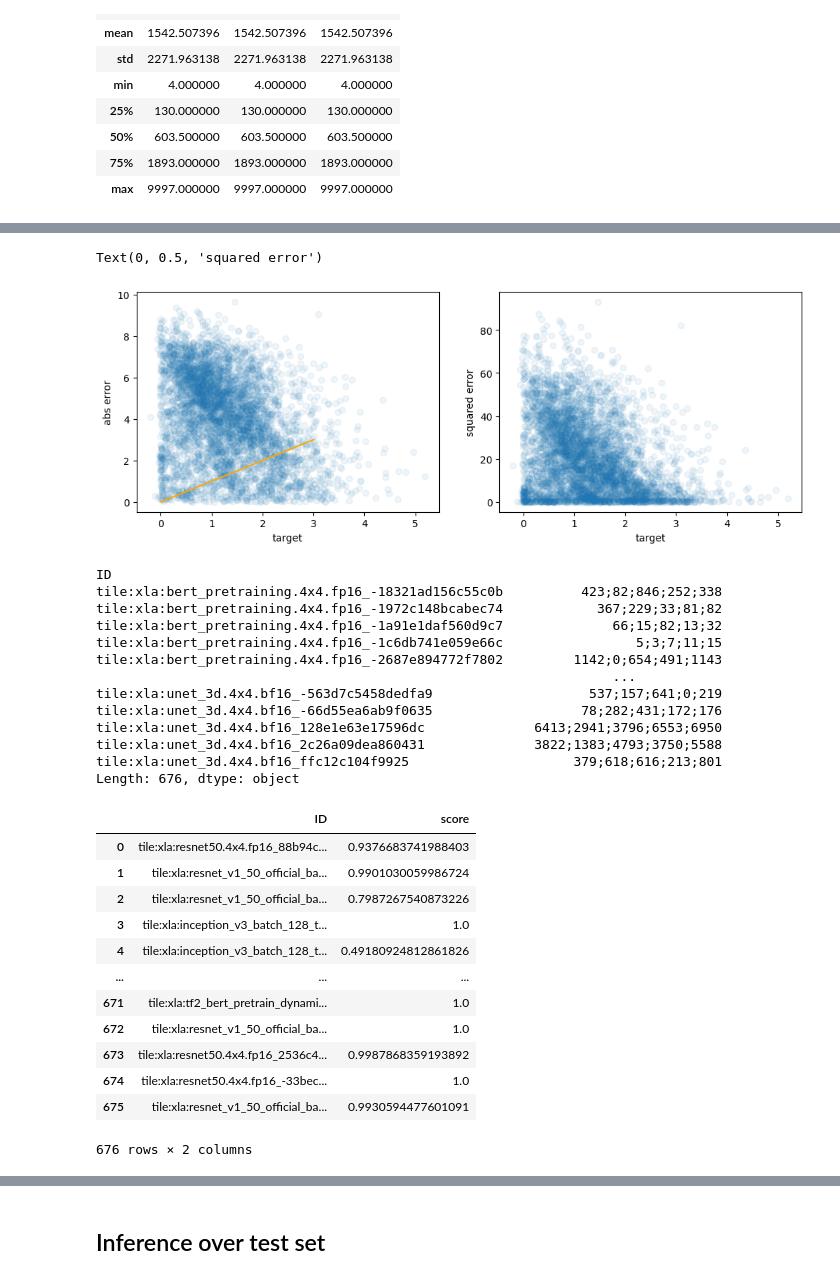
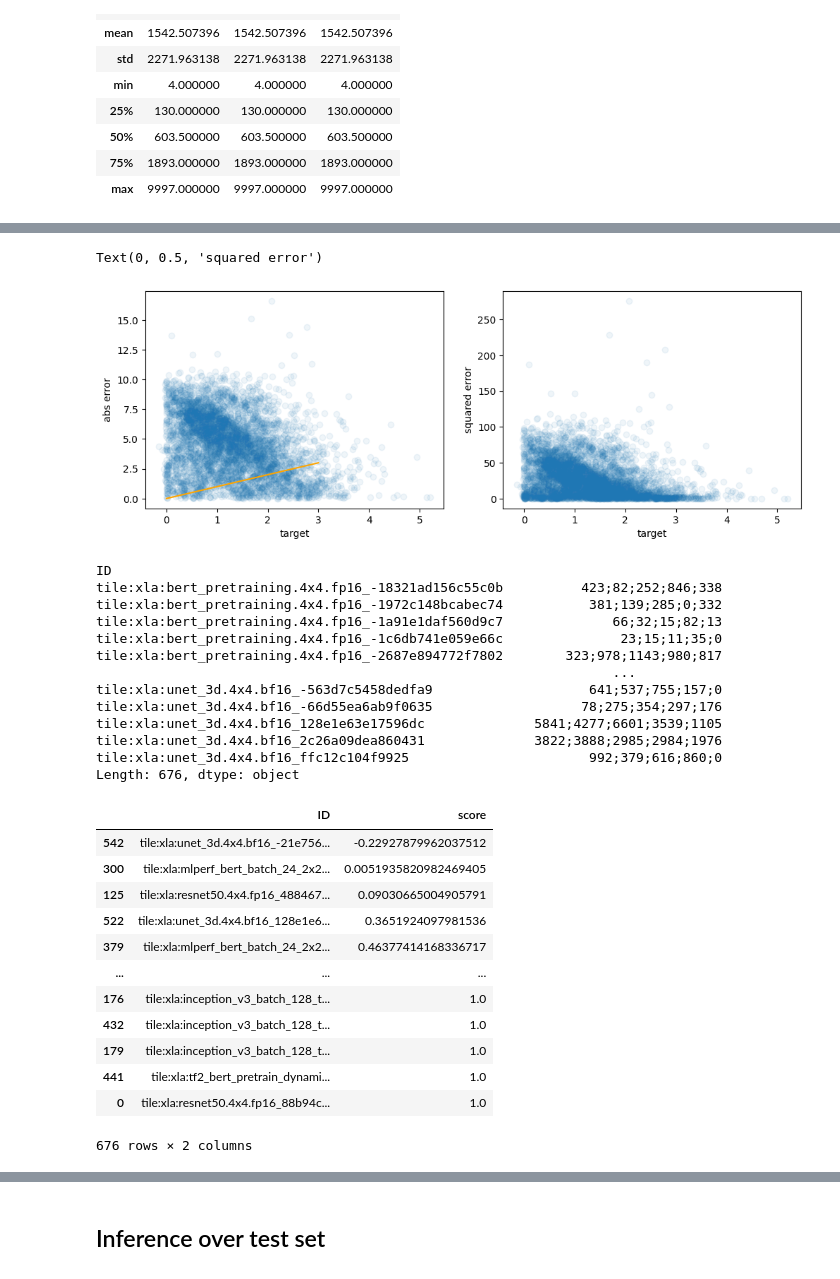
Before and after one commit to ignacioreyes/kaggle_model_runtime, a Jupyter notebook: train_tile.ipynb, the cells around one changed output, grey strips where cells are left out. Cells and saved outputs as stored; diff of their text form; code cells hidden in the pictures.

```diff
--- a/train_tile.ipynb
+++ b/train_tile.ipynb
@@ -18,6 +18,6 @@ To enable the following instructions: AVX2 AVX512F AVX512_VNNI FMA, in other ope
 # %%
-batch_size = 512
-batch_per_file_size = 16
+batch_size = 600
+batch_per_file_size = 20
 dataset = TileDataset(
     batch_size=batch_size,
     batch_per_file_size=batch_per_file_size,
@@ -135,7 +135,7 @@ plt.xlabel('target')
 plt.ylabel('squared error')
 # %% [output]
 Text(0, 0.5, 'squared error')
-[figure, old version]
+[figure, new version]
 # %%
 def compute_best_5(df):
     top = df.sort_values('prediction').iloc[:5]
@@ -148,17 +148,17 @@ val_prediction.rename(index=lambda x: x.decode('UTF-8'), inplace=True)
 val_prediction
 # %% [output]
 ID
-tile:xla:bert_pretraining.4x4.fp16_-18321ad156c55c0b          423;82;846;252;338
-tile:xla:bert_pretraining.4x4.fp16_-1972c148bcabec74            367;229;33;81;82
-tile:xla:bert_pretraining.4x4.fp16_-1a91e1daf560d9c7              66;15;82;13;32
-tile:xla:bert_pretraining.4x4.fp16_-1c6db741e059e66c                 5;3;7;11;15
-tile:xla:bert_pretraining.4x4.fp16_-2687e894772f7802         1142;0;654;491;1143
+tile:xla:bert_pretraining.4x4.fp16_-18321ad156c55c0b          423;82;252;846;338
+tile:xla:bert_pretraining.4x4.fp16_-1972c148bcabec74           381;139;285;0;332
+tile:xla:bert_pretraining.4x4.fp16_-1a91e1daf560d9c7              66;32;15;82;13
+tile:xla:bert_pretraining.4x4.fp16_-1c6db741e059e66c               23;15;11;35;0
+tile:xla:bert_pretraining.4x4.fp16_-2687e894772f7802        323;978;1143;980;817
                                                                   ...
-tile:xla:unet_3d.4x4.bf16_-563d7c5458dedfa9                    537;157;641;0;219
-tile:xla:unet_3d.4x4.bf16_-66d55ea6ab9f0635                   78;282;431;172;176
-tile:xla:unet_3d.4x4.bf16_128e1e63e17596dc              6413;2941;3796;6553;6950
-tile:xla:unet_3d.4x4.bf16_2c26a09dea860431              3822;1383;4793;3750;5588
-tile:xla:unet_3d.4x4.bf16_ffc12c104f9925                     379;618;616;213;801
+tile:xla:unet_3d.4x4.bf16_-563d7c5458dedfa9                    641;537;755;157;0
+tile:xla:unet_3d.4x4.bf16_-66d55ea6ab9f0635                   78;275;354;297;176
+tile:xla:unet_3d.4x4.bf16_128e1e63e17596dc              5841;4277;6601;3539;1105
+tile:xla:unet_3d.4x4.bf16_2c26a09dea860431              3822;3888;2985;2984;1976
+tile:xla:unet_3d.4x4.bf16_ffc12c104f9925                       992;379;616;860;0
 Length: 676, dtype: object
 # %%
 def tile_score(candidate_configs, tile_dict):
@@ -170,34 +170,34 @@ def tile_score(candidate_configs, tile_dict):
 # %%
 tile_valid_dir = 'predict-ai-model-runtime/npz_all/npz/tile/xla/valid'
 
 scores = []
 tile_ids = []
 for filename in os.listdir(tile_valid_dir):
     tile_id = 'tile:xla:' + filename.rstrip('.npz')
     tile_dict = dict(np.load(os.path.join(tile_valid_dir, filename)))
     n_configurations = len(tile_dict['config_runtime'])
     candidate_configs = val_prediction[tile_id]
     candidate_configs = [int(i) for i in candidate_configs.split(';')]
     score = tile_score(candidate_configs, tile_dict)
     scores.append(score)
     tile_ids.append(tile_id)
 
 evaluation_result = pd.DataFrame(
     data=np.stack([tile_ids, scores], axis=-1),
     columns=['ID', 'score']
 )
-evaluation_result
+evaluation_result.sort_values('score')
 # %% [output]
 |  | ID | score |
-| 0 | tile:xla:resnet50.4x4.fp16_88b94c... | 0.9376683741988403 |
-| 1 | tile:xla:resnet_v1_50_official_ba... | 0.9901030059986724 |
-| 2 | tile:xla:resnet_v1_50_official_ba... | 0.7987267540873226 |
-| 3 | tile:xla:inception_v3_batch_128_t... | 1.0 |
-| 4 | tile:xla:inception_v3_batch_128_t... | 0.49180924812861826 |
+| 542 | tile:xla:unet_3d.4x4.bf16_-21e756... | -0.22927879962037512 |
+| 300 | tile:xla:mlperf_bert_batch_24_2x2... | 0.0051935820982469405 |
+| 125 | tile:xla:resnet50.4x4.fp16_488467... | 0.09030665004905791 |
+| 522 | tile:xla:unet_3d.4x4.bf16_128e1e6... | 0.3651924097981536 |
+| 379 | tile:xla:mlperf_bert_batch_24_2x2... | 0.46377414168336717 |
 | ... | ... | ... |
-| 671 | tile:xla:tf2_bert_pretrain_dynami... | 1.0 |
-| 672 | tile:xla:resnet_v1_50_official_ba... | 1.0 |
-| 673 | tile:xla:resnet50.4x4.fp16_2536c4... | 0.9987868359193892 |
-| 674 | tile:xla:resnet50.4x4.fp16_-33bec... | 1.0 |
-| 675 | tile:xla:resnet_v1_50_official_ba... | 0.9930594477601091 |
+| 176 | tile:xla:inception_v3_batch_128_t... | 1.0 |
+| 432 | tile:xla:inception_v3_batch_128_t... | 1.0 |
+| 179 | tile:xla:inception_v3_batch_128_t... | 1.0 |
+| 441 | tile:xla:tf2_bert_pretrain_dynami... | 1.0 |
+| 0 | tile:xla:resnet50.4x4.fp16_88b94c... | 1.0 |
 676 rows × 2 columns
```
Also changed, not shown: parts of 13 cells of this notebook, 3 other files.
